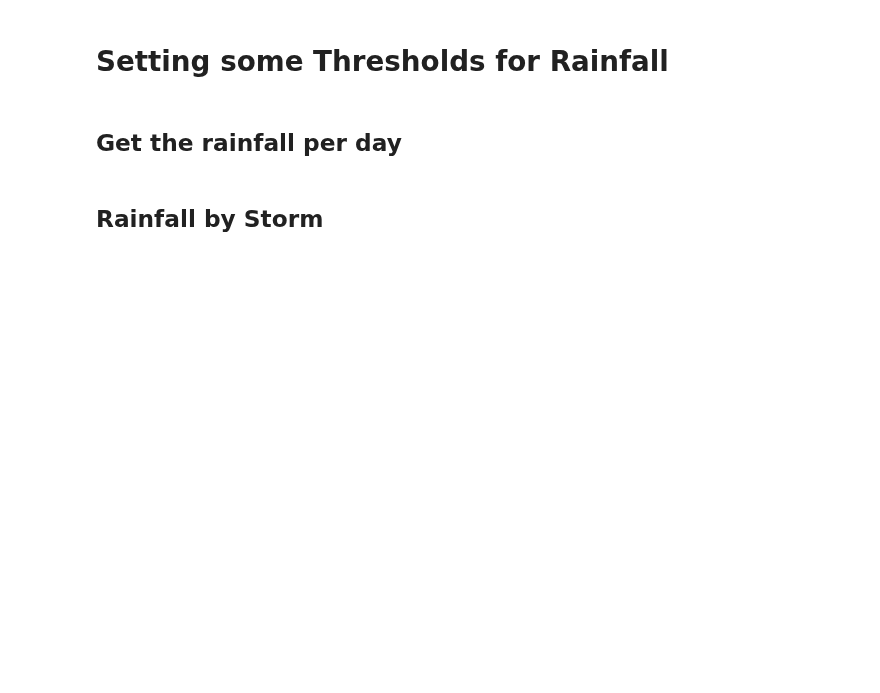
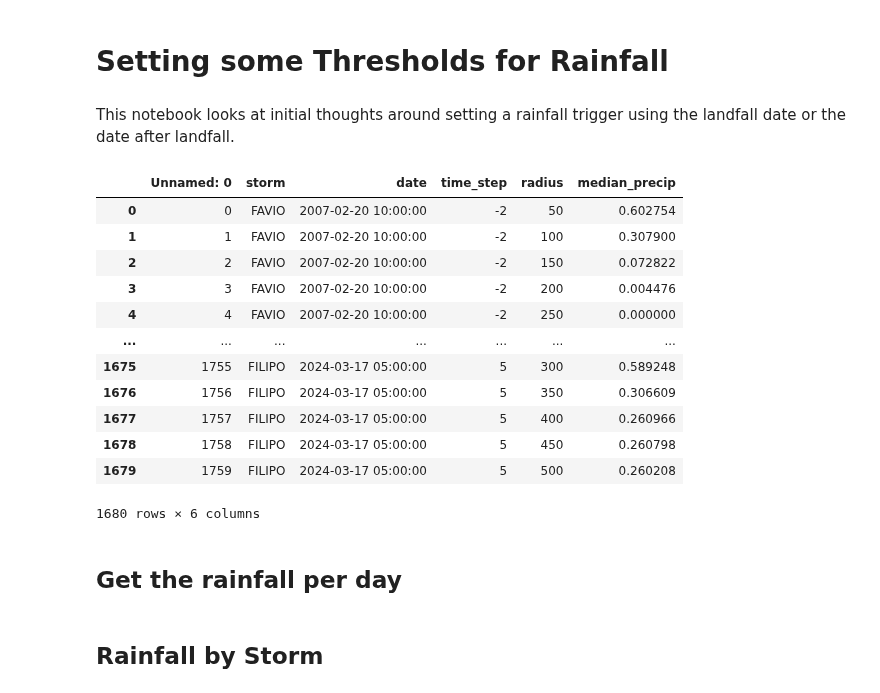
Before and after one commit to OCHA-DAP/ds-aa-moz-cyclones, a Jupyter notebook: analysis/03.1_setting_rainfall_thresholds.ipynb, the cells around one changed output. Cells and saved outputs as stored; diff of their text form; code cells hidden in the pictures; blank space fills up the shorter version.

```diff
--- a/analysis/03.1_setting_rainfall_thresholds.ipynb
+++ b/analysis/03.1_setting_rainfall_thresholds.ipynb
@@ -1,5 +1,7 @@
 # %% [markdown]
 # Setting some Thresholds for Rainfall
+# %% [markdown]
+This notebook looks at initial thoughts around setting a rainfall trigger using the landfall date or the date after landfall.
 # %%
 %load_ext jupyter_black
 import os
@@ -62,6 +74,22 @@ imerg_path = (
 
 df_imerg = pd.read_csv(imerg_path)
 df_imerg["date"] = pd.to_datetime(df_imerg["date"])
+# %%
+df_imerg
+# %% [output]
+|  | Unnamed: 0 | storm | date | time_step | radius | median_precip |
+| 0 | 0 | FAVIO | 2007-02-20 10:00:00 | -2 | 50 | 0.602754 |
+| 1 | 1 | FAVIO | 2007-02-20 10:00:00 | -2 | 100 | 0.307900 |
+| 2 | 2 | FAVIO | 2007-02-20 10:00:00 | -2 | 150 | 0.072822 |
+| 3 | 3 | FAVIO | 2007-02-20 10:00:00 | -2 | 200 | 0.004476 |
+| 4 | 4 | FAVIO | 2007-02-20 10:00:00 | -2 | 250 | 0.000000 |
+| ... | ... | ... | ... | ... | ... | ... |
+| 1675 | 1755 | FILIPO | 2024-03-17 05:00:00 | 5 | 300 | 0.589248 |
+| 1676 | 1756 | FILIPO | 2024-03-17 05:00:00 | 5 | 350 | 0.306609 |
+| 1677 | 1757 | FILIPO | 2024-03-17 05:00:00 | 5 | 400 | 0.260966 |
+| 1678 | 1758 | FILIPO | 2024-03-17 05:00:00 | 5 | 450 | 0.260798 |
+| 1679 | 1759 | FILIPO | 2024-03-17 05:00:00 | 5 | 500 | 0.260208 |
+1680 rows × 6 columns
 # %% [markdown]
 ## Get the rainfall per day
 # %%
```
Also changed, not shown: parts of 7 cells of this notebook, 23 other files.
